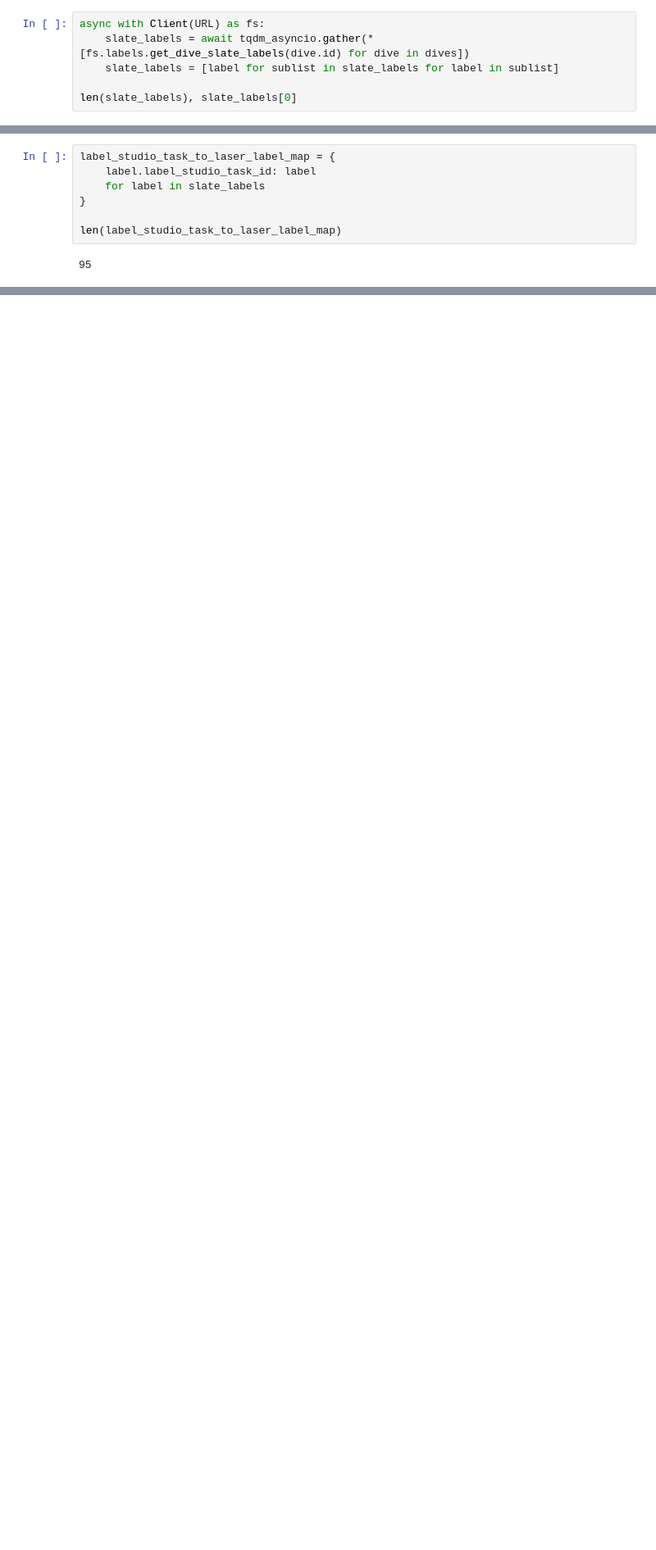
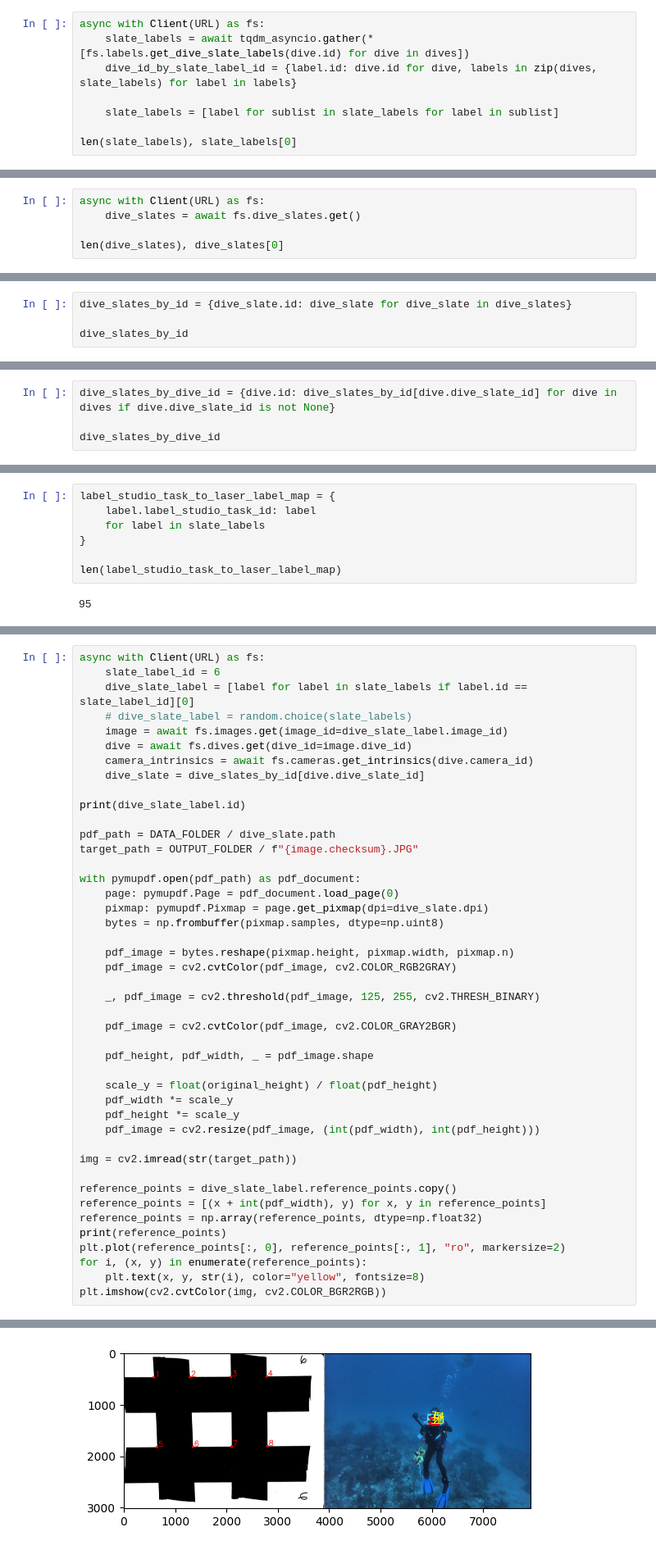
Before and after one commit to UCSD-E4E/fishsense-data-processing-workflow-worker, a Jupyter notebook: scripts/stage12_sync_slate_label.ipynb, the cells around one changed output, grey strips where cells are left out. Shown at 82% size. Drawn from its saved outputs; the diff is of its cells as text; blank space fills up the shorter version.

```diff
--- a/scripts/stage12_sync_slate_label.ipynb
+++ b/scripts/stage12_sync_slate_label.ipynb
@@ -28,6 +58,8 @@ len(dives), dives[0]
 # %%
 async with Client(URL) as fs:
     slate_labels = await tqdm_asyncio.gather(*[fs.labels.get_dive_slate_labels(dive.id) for dive in dives])
+    dive_id_by_slate_label_id = {label.id: dive.id for dive, labels in zip(dives, slate_labels) for label in labels}
+
     slate_labels = [label for sublist in slate_labels for label in sublist]
 
 len(slate_labels), slate_labels[0]
@@ -40,3 +72,8 @@ label_studio_project_ids = list({label.label_studio_project_id for label in slat
 len(label_studio_project_ids), label_studio_project_ids
 # %% [output]
 (1, [66])
+# %%
+async with Client(URL) as fs:
+    dive_slates = await fs.dive_slates.get()
+
+len(dive_slates), dive_slates[0]
@@ -42,0 +83,4 @@ len(label_studio_project_ids), label_studio_project_ids
+# %%
+dive_slates_by_id = {dive_slate.id: dive_slate for dive_slate in dive_slates}
+
+dive_slates_by_id
@@ -42,0 +99,4 @@ len(label_studio_project_ids), label_studio_project_ids
+# %%
+dive_slates_by_dive_id = {dive.id: dive_slates_by_id[dive.dive_slate_id] for dive in dives if dive.dive_slate_id is not None}
+
+dive_slates_by_dive_id
@@ -144,0 +241,45 @@ skipped_points
+# %%
+async with Client(URL) as fs:
+    slate_label_id = 6
+    dive_slate_label = [label for label in slate_labels if label.id == slate_label_id][0]
+    # dive_slate_label = random.choice(slate_labels)
+    image = await fs.images.get(image_id=dive_slate_label.image_id)
+    dive = await fs.dives.get(dive_id=image.dive_id)
+    camera_intrinsics = await fs.cameras.get_intrinsics(dive.camera_id)
+    dive_slate = dive_slates_by_id[dive.dive_slate_id]
+
+print(dive_slate_label.id)
+
+pdf_path = DATA_FOLDER / dive_slate.path
+target_path = OUTPUT_FOLDER / f"{image.checksum}.JPG"
+
+with pymupdf.open(pdf_path) as pdf_document:
+    page: pymupdf.Page = pdf_document.load_page(0)
+    pixmap: pymupdf.Pixmap = page.get_pixmap(dpi=dive_slate.dpi)
+    bytes = np.frombuffer(pixmap.samples, dtype=np.uint8)
+
+    pdf_image = bytes.reshape(pixmap.height, pixmap.width, pixmap.n)
+    pdf_image = cv2.cvtColor(pdf_image, cv2.COLOR_RGB2GRAY)
+
+    _, pdf_image = cv2.threshold(pdf_image, 125, 255, cv2.THRESH_BINARY)
+
+    pdf_image = cv2.cvtColor(pdf_image, cv2.COLOR_GRAY2BGR)
+
+    pdf_height, pdf_width, _ = pdf_image.shape
+
+    scale_y = float(original_height) / float(pdf_height)
+    pdf_width *= scale_y
+    pdf_height *= scale_y
+    pdf_image = cv2.resize(pdf_image, (int(pdf_width), int(pdf_height)))
+
+img = cv2.imread(str(target_path))
+
+reference_points = dive_slate_label.reference_points.copy()
+reference_points = [(x + int(pdf_width), y) for x, y in reference_points]
+reference_points = np.array(reference_points, dtype=np.float32)
+print(reference_points)
+plt.plot(reference_points[:, 0], reference_points[:, 1], "ro", markersize=2)
+for i, (x, y) in enumerate(reference_points):
+    plt.text(x, y, str(i), color="yellow", fontsize=8)
+plt.imshow(cv2.cvtColor(img, cv2.COLOR_BGR2RGB))
+# %% [output]
@@ -144,0 +296 @@ skipped_points
+[figure, added]
```
Also changed, not shown: parts of 10 cells of this notebook, 2 other files.
